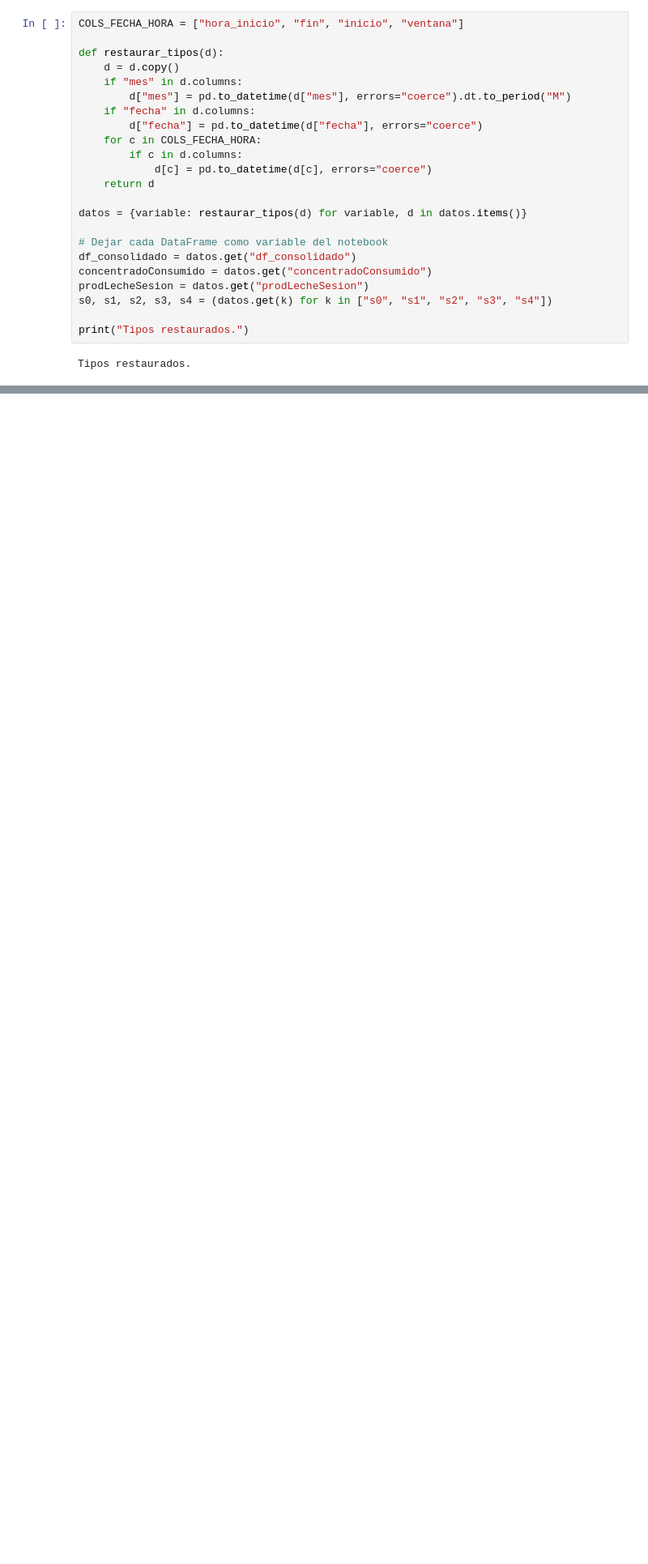
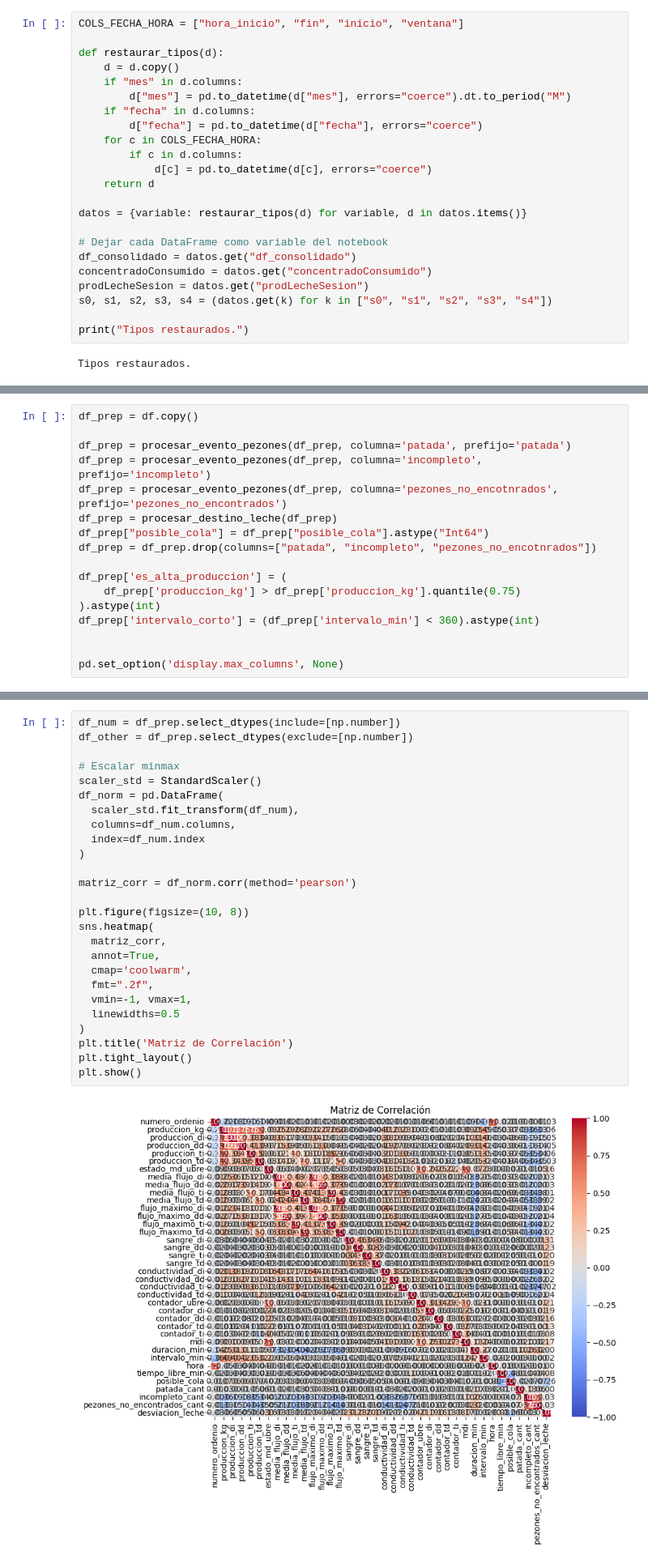
Before and after one commit to kamimartinez/VMS-prediction, a Jupyter notebook: notebooks/data/DataPreparation.ipynb, the cells around one changed output, grey strips where cells are left out. Shown at 81% size. Drawn from its saved outputs; the diff is of its cells as text; blank space fills up the shorter version.

Commit message:
feat: data-preparation - correlation matrix

```diff
--- a/notebooks/data/DataPreparation.ipynb
+++ b/notebooks/data/DataPreparation.ipynb
@@ -138,0 +246,17 @@ Tipos restaurados.
+# %%
+df_prep = df.copy()
+
+df_prep = procesar_evento_pezones(df_prep, columna='patada', prefijo='patada')
+df_prep = procesar_evento_pezones(df_prep, columna='incompleto', prefijo='incompleto')
+df_prep = procesar_evento_pezones(df_prep, columna='pezones_no_encotnrados', prefijo='pezones_no_encontrados')
+df_prep = procesar_destino_leche(df_prep)
+df_prep["posible_cola"] = df_prep["posible_cola"].astype("Int64")
+df_prep = df_prep.drop(columns=["patada", "incompleto", "pezones_no_encotnrados"])
+
+df_prep['es_alta_produccion'] = (
+    df_prep['produccion_kg'] > df_prep['produccion_kg'].quantile(0.75)
+).astype(int)
+df_prep['intervalo_corto'] = (df_prep['intervalo_min'] < 360).astype(int)
+
+
+pd.set_option('display.max_columns', None)
@@ -138,0 +270,28 @@ Tipos restaurados.
+# %%
+df_num = df_prep.select_dtypes(include=[np.number])
+df_other = df_prep.select_dtypes(exclude=[np.number])
+
+# Escalar minmax
+scaler_std = StandardScaler()
+df_norm = pd.DataFrame(
+  scaler_std.fit_transform(df_num),
+  columns=df_num.columns,
+  index=df_num.index
+)
+
+matriz_corr = df_norm.corr(method='pearson')
+
+plt.figure(figsize=(10, 8))
+sns.heatmap(
+  matriz_corr,
+  annot=True,
+  cmap='coolwarm',
+  fmt=".2f",
+  vmin=-1, vmax=1,
+  linewidths=0.5
+)
+plt.title('Matriz de Correlación')
+plt.tight_layout()
+plt.show()
+# %% [output]
+[figure, added]
```
Also changed, not shown: parts of 20 cells of this notebook.
